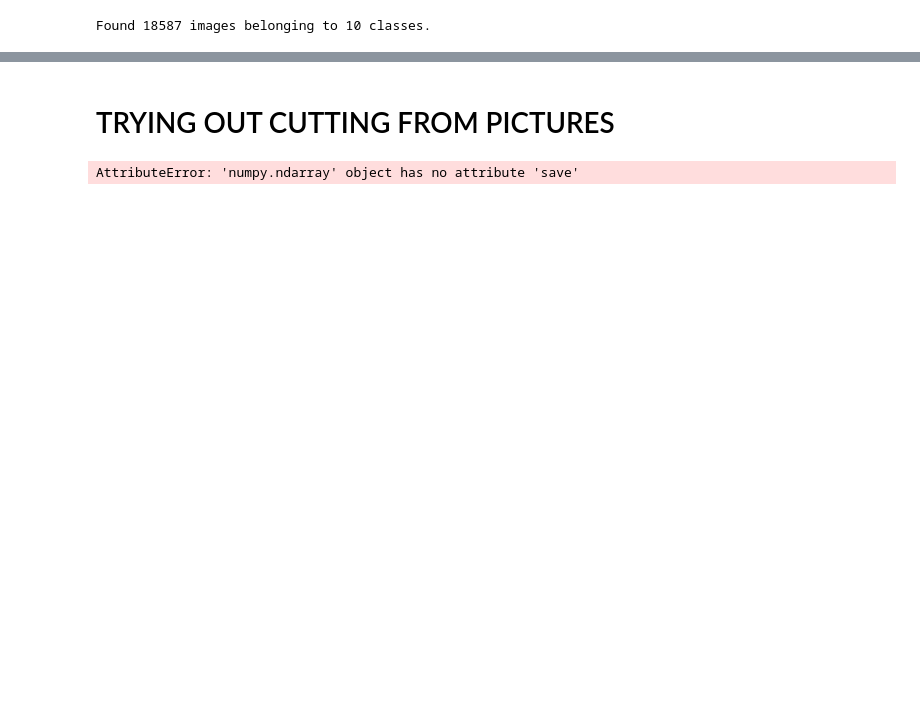
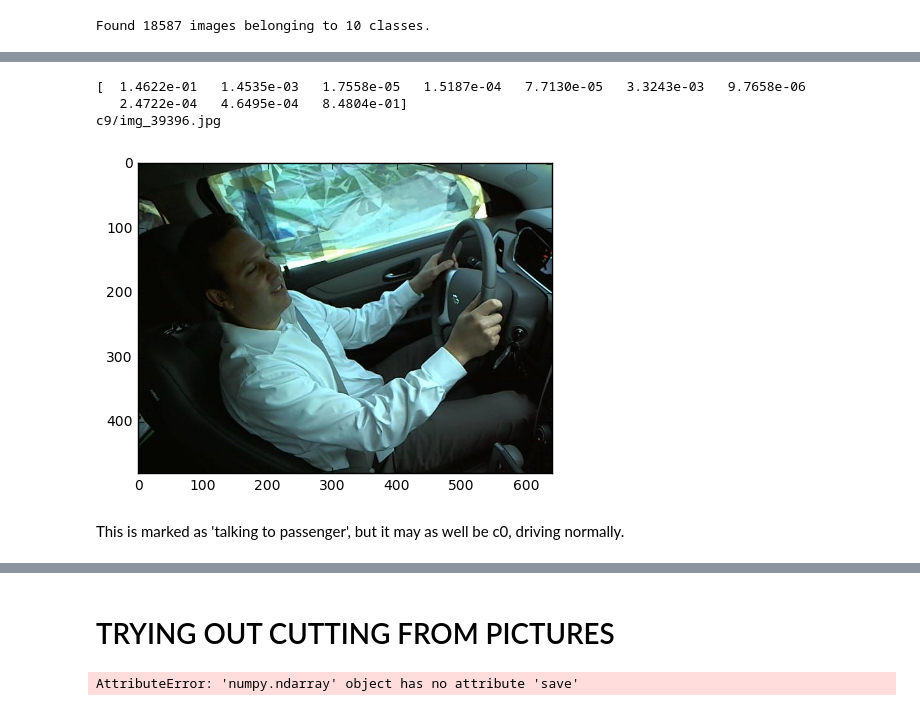
Before and after one commit to philippbayer/machine_learning_notebooks, a Jupyter notebook: Statefarm.ipynb, the cells around one changed output, grey strips where cells are left out. Saved outputs shown, nothing was run; the diff lists cells and outputs as text; code cells hidden in the pictures; blank space fills up the shorter version.

```diff
--- a/Statefarm.ipynb
+++ b/Statefarm.ipynb
@@ -390,0 +524,9 @@ Epoch 7/7
+# %%
+check_training_picture(bn_feat, filenames, 17421)
+# %% [output]
+[  1.4622e-01   1.4535e-03   1.7558e-05   1.5187e-04   7.7130e-05   3.3243e-03   9.7658e-06
+   2.4722e-04   4.6495e-04   8.4804e-01]
+c9/img_39396.jpg
+[figure, added]
+# %% [markdown]
+This is marked as 'talking to passenger', but it may as well be c0, driving normally.
```
Also changed, not shown: parts of 51 cells of this notebook.
